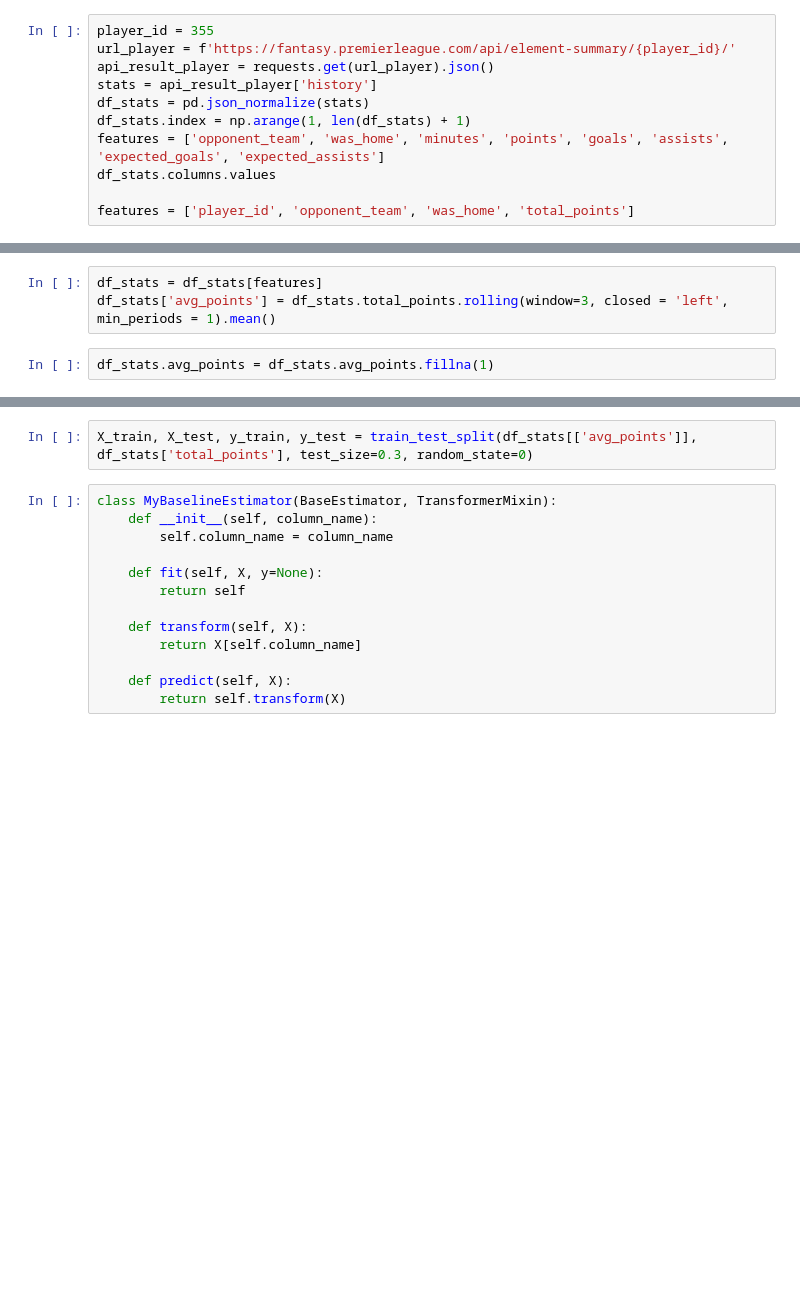
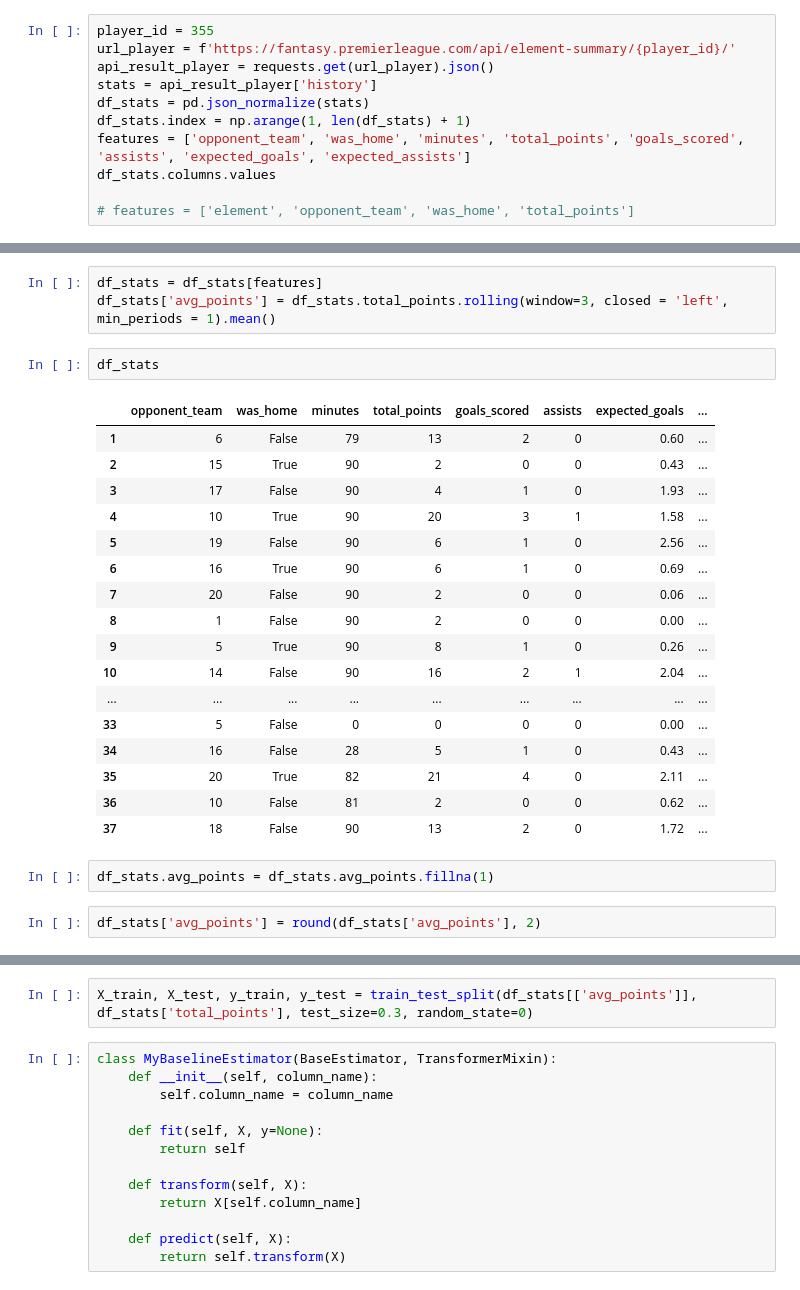
Before and after one commit to matgim1994/FPLAdvisor, a Jupyter notebook: prediction_template.ipynb, the cells around one changed output, grey strips where cells are left out. Saved outputs shown, nothing was run; the diff lists cells and outputs as text; blank space fills up the shorter version.

```diff
--- a/prediction_template.ipynb
+++ b/prediction_template.ipynb
@@ -14,7 +23,7 @@ api_result_player = requests.get(url_player).json()
 stats = api_result_player['history']
 df_stats = pd.json_normalize(stats)
 df_stats.index = np.arange(1, len(df_stats) + 1)
-features = ['opponent_team', 'was_home', 'minutes', 'points', 'goals', 'assists', 'expected_goals', 'expected_assists']
+features = ['opponent_team', 'was_home', 'minutes', 'total_points', 'goals_scored', 'assists', 'expected_goals', 'expected_assists']
 df_stats.columns.values
 
-features = ['player_id', 'opponent_team', 'was_home', 'total_points']
+# features = ['element', 'opponent_team', 'was_home', 'total_points']
@@ -21,5 +40,27 @@ features = ['player_id', 'opponent_team', 'was_home', 'total_points']
 # %%
 df_stats = df_stats[features]
 df_stats['avg_points'] = df_stats.total_points.rolling(window=3, closed = 'left', min_periods = 1).mean()
+# %%
+df_stats
+# %% [output]
+|  | opponent_team | was_home | minutes | total_points | goals_scored | assists | expected_goals | ... |
+| 1 | 6 | False | 79 | 13 | 2 | 0 | 0.60 | ... |
+| 2 | 15 | True | 90 | 2 | 0 | 0 | 0.43 | ... |
+| 3 | 17 | False | 90 | 4 | 1 | 0 | 1.93 | ... |
+| 4 | 10 | True | 90 | 20 | 3 | 1 | 1.58 | ... |
+| 5 | 19 | False | 90 | 6 | 1 | 0 | 2.56 | ... |
+| 6 | 16 | True | 90 | 6 | 1 | 0 | 0.69 | ... |
+| 7 | 20 | False | 90 | 2 | 0 | 0 | 0.06 | ... |
+| 8 | 1 | False | 90 | 2 | 0 | 0 | 0.00 | ... |
+| 9 | 5 | True | 90 | 8 | 1 | 0 | 0.26 | ... |
+| 10 | 14 | False | 90 | 16 | 2 | 1 | 2.04 | ... |
+| ... | ... | ... | ... | ... | ... | ... | ... | ... |
+| 33 | 5 | False | 0 | 0 | 0 | 0 | 0.00 | ... |
+| 34 | 16 | False | 28 | 5 | 1 | 0 | 0.43 | ... |
+| 35 | 20 | True | 82 | 21 | 4 | 0 | 2.11 | ... |
+| 36 | 10 | False | 81 | 2 | 0 | 0 | 0.62 | ... |
+| 37 | 18 | False | 90 | 13 | 2 | 0 | 1.72 | ... |
 # %%
 df_stats.avg_points = df_stats.avg_points.fillna(1)
+# %%
+df_stats['avg_points'] = round(df_stats['avg_points'], 2)
```
Also changed, not shown: parts of 15 cells of this notebook, 4 other files.
